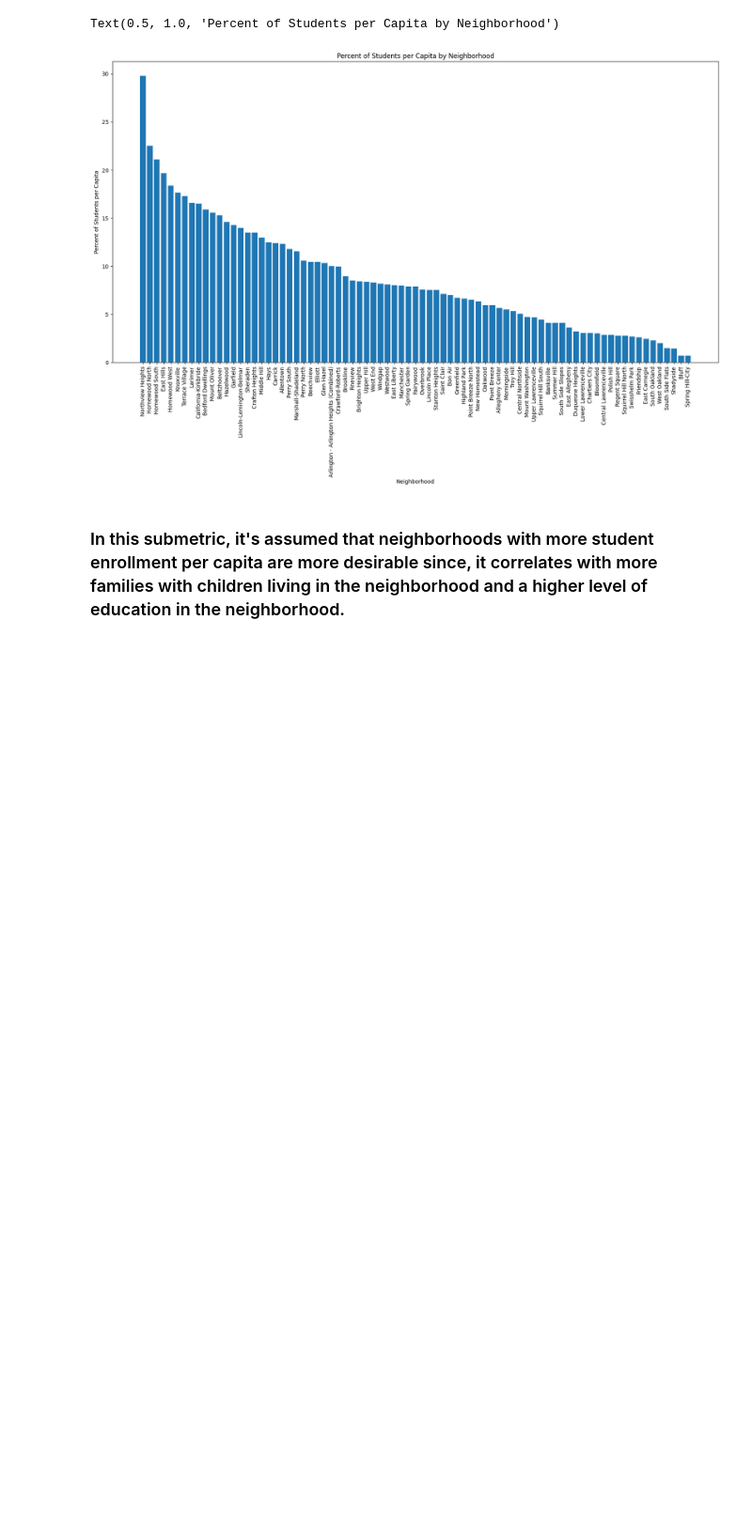
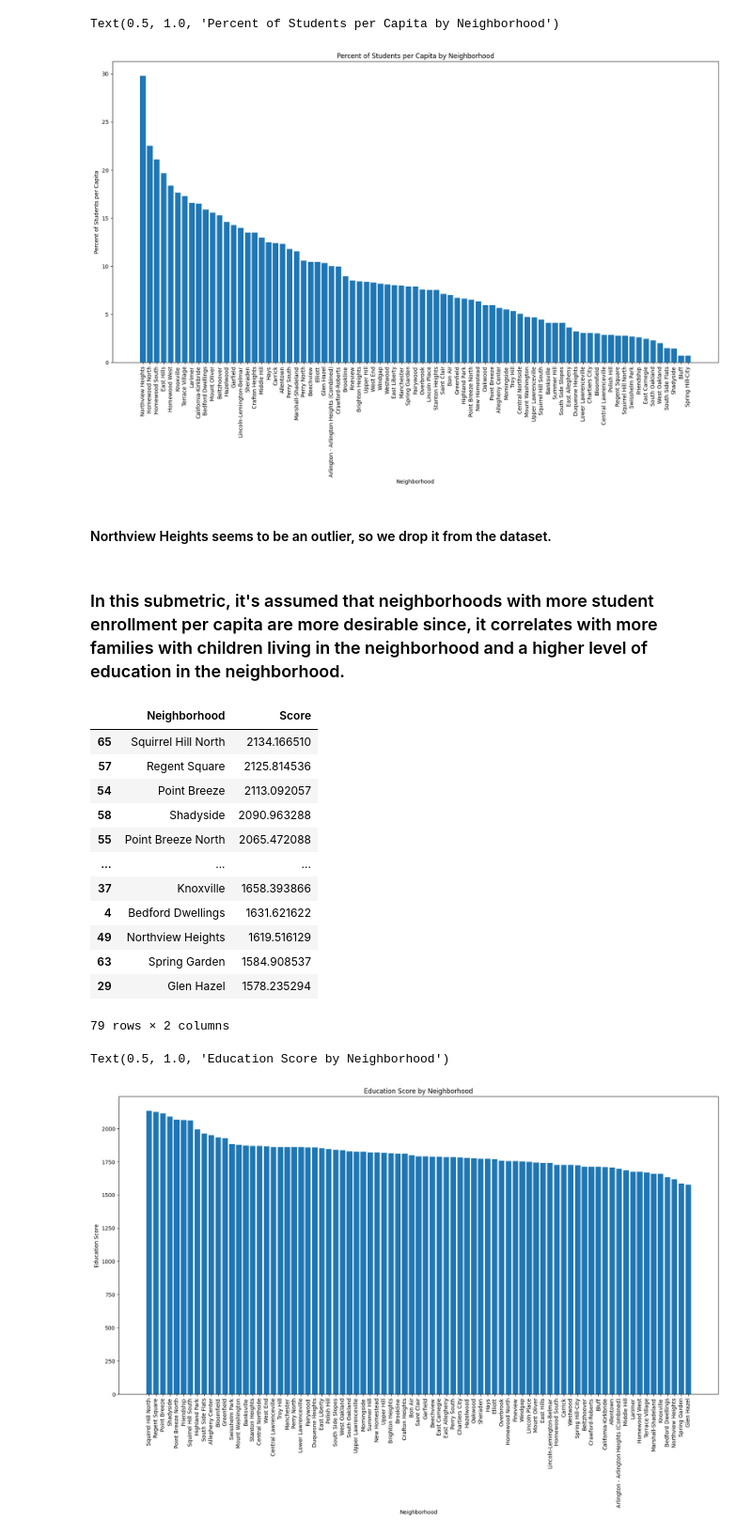
Before and after one commit to SalemZenati/BigIdeasFinalProject, a Jupyter notebook: Schools/Schools.ipynb, the cells around one changed output. Shown at 94% size. Cells and saved outputs as stored; diff of their text form; code cells hidden in the pictures; blank space fills up the shorter version.

Commit message:
Finish school submetric

```diff
--- a/Schools/Schools.ipynb
+++ b/Schools/Schools.ipynb
@@ -42,3 +42,5 @@ plt.title('Percent of Students per Capita by Neighborhood')
 # %% [output]
 Text(0.5, 1.0, 'Percent of Students per Capita by Neighborhood')
 [figure]
+# %% [markdown]
+#### Northview Heights seems to be an outlier, so we drop it from the dataset.
@@ -45,2 +49,44 @@ Text(0.5, 1.0, 'Percent of Students per Capita by Neighborhood')
 # %% [markdown]
 ### In this submetric, it's assumed that neighborhoods with more student enrollment per capita are more desirable since, it correlates with more families with children living in the neighborhood and a higher level of education in the neighborhood.
+# %%
+edu_df = pd.read_csv('education_attainment.csv')
+
+columns = ["Estimate; Total: - No schooling completed", "Estimate; Total: - Nursery school", "Estimate; Total: - Kindergarten", "Estimate; Total: - 1st grade", "Estimate; Total: - 2nd grade", "Estimate; Total: - 3rd grade", "Estimate; Total: - 4th grade", "Estimate; Total: - 5th grade", "Estimate; Total: - 6th grade", "Estimate; Total: - 7th grade", "Estimate; Total: - 8th grade", "Estimate; Total: - 9th grade", "Estimate; Total: - 10th grade", "Estimate; Total: - 11th grade", "Estimate; Total: - 12th grade, no diploma", "Estimate; Total: - Regular high school diploma", "Estimate; Total: - GED or alternative credential", "Estimate; Total: - Some college, less than 1 year", "Estimate; Total: - Some college, 1 or more years, no degree", "Estimate; Total: - Associate's degree", "Estimate; Total: - Bachelor's degree", "Estimate; Total: - Master's degree", "Estimate; Total: - Professional school degree", "Estimate; Total: - Doctorate degree"]
+edu_df = edu_df[["Neighborhood"] + columns]
+
+total = edu_df[columns].sum(axis=1)
+
+for column in columns:
+    edu_df[column] = (edu_df[column] / total) * 100
+
+
+for i, column in enumerate(columns):
+    edu_df[column] = edu_df[column] * (i + 1)
+
+edu_df['Score'] = edu_df[columns].sum(axis=1)
+edu_df = edu_df[['Neighborhood', 'Score']].sort_values(by='Score', ascending=False)
+
+display(edu_df)
+
+plt.figure(figsize=(20,10))
+plt.bar(edu_df['Neighborhood'], edu_df['Score'])
+plt.xticks(rotation=90)
+plt.xlabel('Neighborhood')
+plt.ylabel('Education Score')
+plt.title('Education Score by Neighborhood')
+# %% [output]
+|  | Neighborhood | Score |
+| 65 | Squirrel Hill North | 2134.166510 |
+| 57 | Regent Square | 2125.814536 |
+| 54 | Point Breeze | 2113.092057 |
+| 58 | Shadyside | 2090.963288 |
+| 55 | Point Breeze North | 2065.472088 |
+| ... | ... | ... |
+| 37 | Knoxville | 1658.393866 |
+| 4 | Bedford Dwellings | 1631.621622 |
+| 49 | Northview Heights | 1619.516129 |
+| 63 | Spring Garden | 1584.908537 |
+| 29 | Glen Hazel | 1578.235294 |
+79 rows × 2 columns
+Text(0.5, 1.0, 'Education Score by Neighborhood')
+[figure, added]
```
Also changed, not shown: parts of 5 cells of this notebook, 1 other file.
